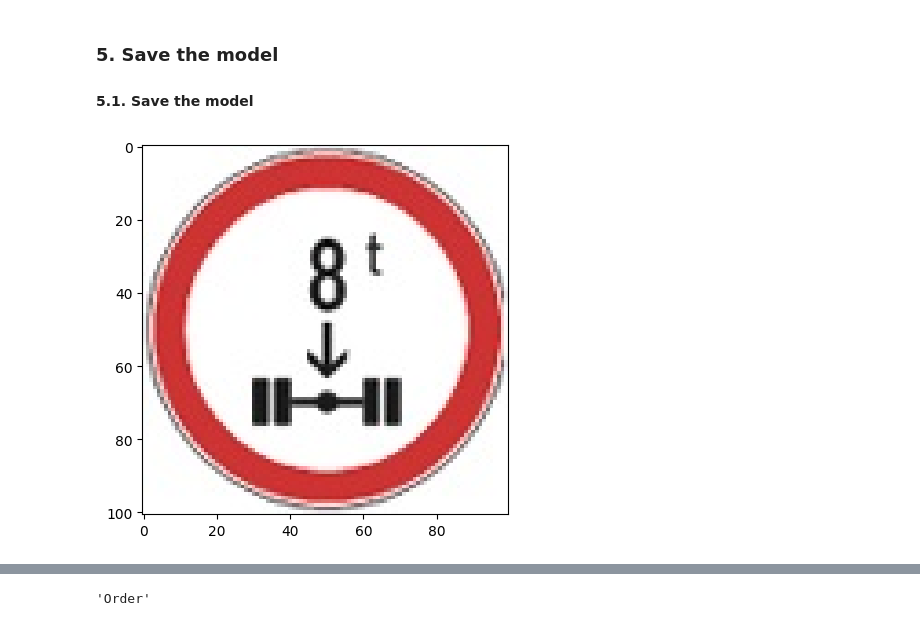
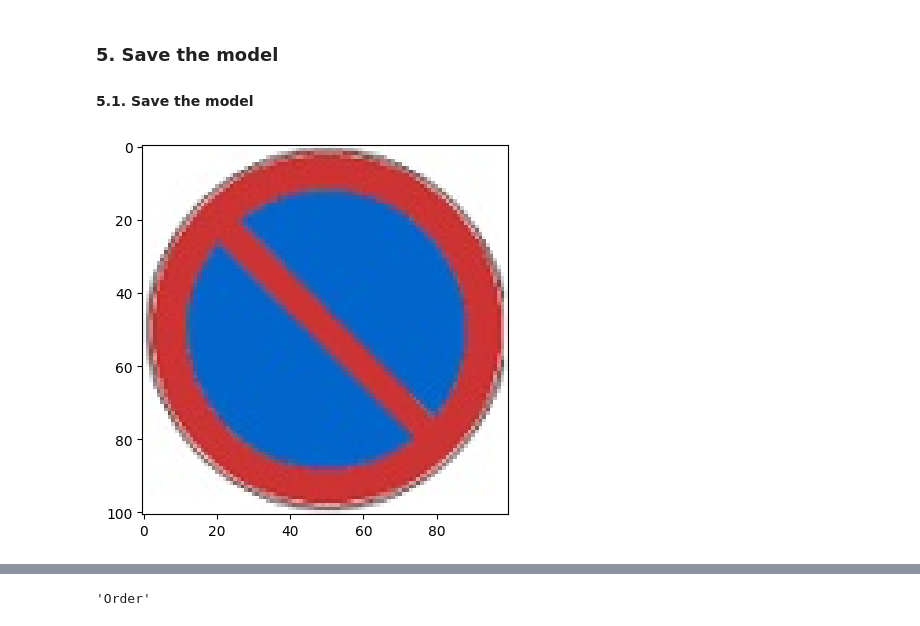
Before and after one commit to Ndriqim-H/Traffic, a Jupyter notebook: Notebook.ipynb, the cells around one changed output, grey strips where cells are left out. Drawn from its saved outputs; the diff is of its cells as text; code cells hidden in the pictures.

```diff
--- a/Notebook.ipynb
+++ b/Notebook.ipynb
@@ -335,12 +359,12 @@ model.save(os.path.join('models', 'DangerVsOrder.h5'))
 # %%
 new_model = load_model(os.path.join('models', 'DangerVsOrder.h5'))
 # %%
-img = cv2.imread('Images/image_2036.jpg')
+img = cv2.imread('Images/image_2136.jpg')
 imgAsRGB = cv2.cvtColor(img, cv2.COLOR_BGR2RGB)
 plt.imshow(imgAsRGB)
 plt.show()
 # %% [output]
-[figure, old version]
+[figure, new version]
 # %%
 resize = tf.image.resize(imgAsRGB, (256, 256))
 # %%
```
Also changed, not shown: parts of 17 cells of this notebook, 8 other files.
